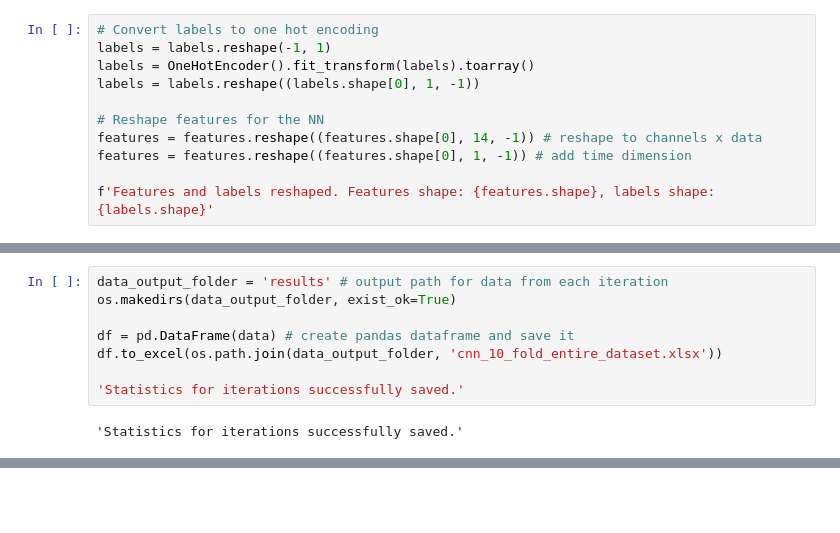
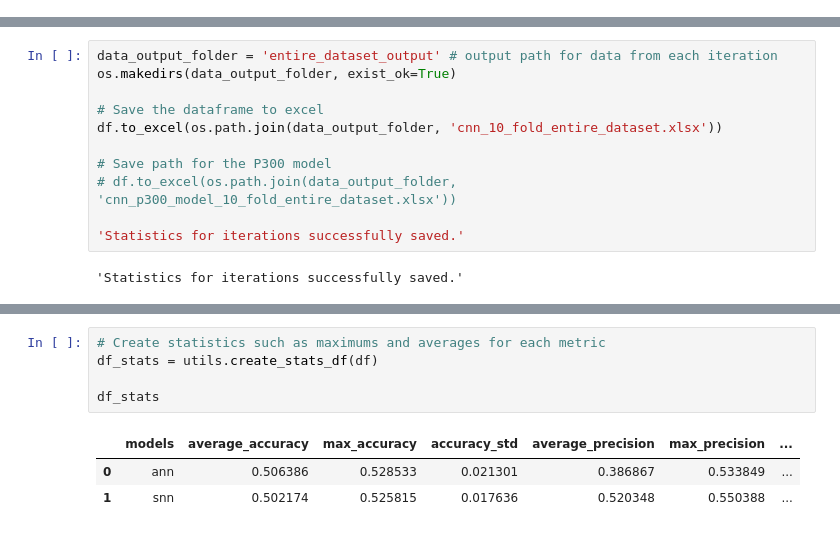
Before and after one commit to honzikv/use-of-snn, a Jupyter notebook: thesis_experiments/bnci_horizon_dataset_exp/bnci_horizon_convnet_all_samples.ipynb, the cells around one changed output, grey strips where cells are left out. Cells and saved outputs as stored; diff of their text form; blank space fills up the shorter version.

Commit message:
exp 3 metrics

```diff
--- a/thesis_experiments/bnci_horizon_dataset_exp/bnci_horizon_convnet_all_samples.ipynb
+++ b/thesis_experiments/bnci_horizon_dataset_exp/bnci_horizon_convnet_all_samples.ipynb
@@ -36,14 +55,3 @@ f'yes: {yes.shape} ({(yes.shape[0]/labels.shape[0]) * 100}%), no: {no.shape} ({(
 seed = 1
 np.random.seed(seed)
 tf.random.set_seed(seed)
-# %%
-# Convert labels to one hot encoding
-labels = labels.reshape(-1, 1)
-labels = OneHotEncoder().fit_transform(labels).toarray()
-labels = labels.reshape((labels.shape[0], 1, -1))
-
-# Reshape features for the NN
-features = features.reshape((features.shape[0], 14, -1)) # reshape to channels x data
-features = features.reshape((features.shape[0], 1, -1)) # add time dimension
-
-f'Features and labels reshaped. Features shape: {features.shape}, labels shape: {labels.shape}'
@@ -314,10 +186,13 @@ data
 # %%
-data_output_folder = 'results' # output path for data from each iteration
+data_output_folder = 'entire_dataset_output' # output path for data from each iteration
 os.makedirs(data_output_folder, exist_ok=True)
 
-df = pd.DataFrame(data) # create pandas dataframe and save it
+# Save the dataframe to excel
 df.to_excel(os.path.join(data_output_folder, 'cnn_10_fold_entire_dataset.xlsx'))
 
+# Save path for the P300 model
+# df.to_excel(os.path.join(data_output_folder, 'cnn_p300_model_10_fold_entire_dataset.xlsx'))
+
 'Statistics for iterations successfully saved.'
 # %% [output]
 'Statistics for iterations successfully saved.'
@@ -362 +199,10 @@ data_stats
+# %%
+# Create statistics such as maximums and averages for each metric
+df_stats = utils.create_stats_df(df)
+
+df_stats
+# %% [output]
+|  | models | average_accuracy | max_accuracy | accuracy_std | average_precision | max_precision | ... |
+| 0 | ann | 0.506386 | 0.528533 | 0.021301 | 0.386867 | 0.533849 | ... |
+| 1 | snn | 0.502174 | 0.525815 | 0.017636 | 0.520348 | 0.550388 | ... |
 # %%
```
Also changed, not shown: parts of 17 cells of this notebook, 7 other files.
